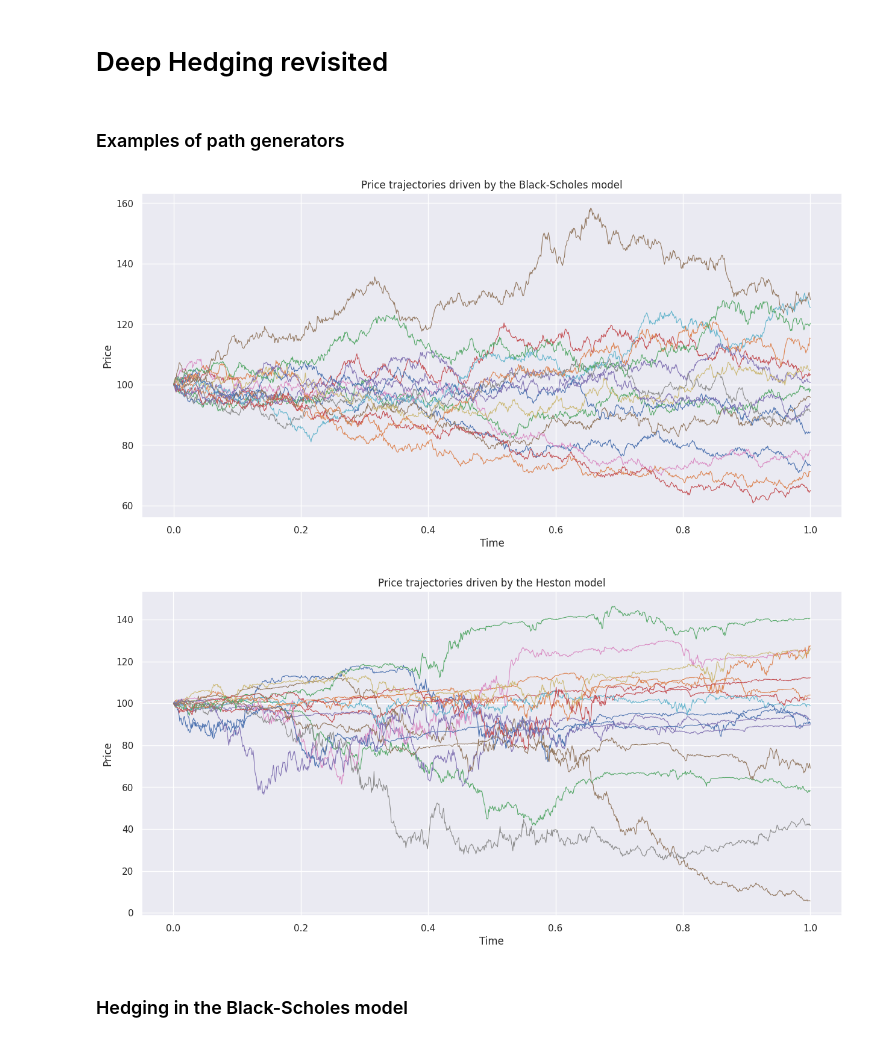
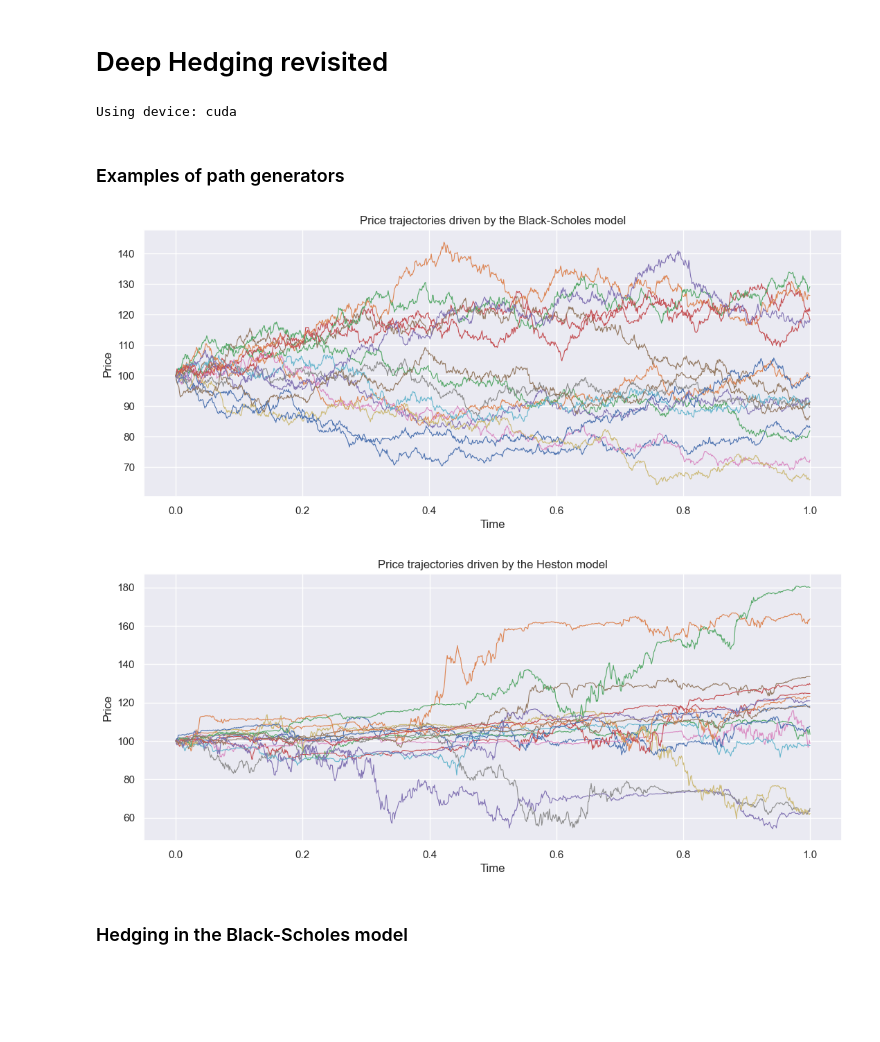
Before and after one commit to JurajZelman/deep-hedging, a Jupyter notebook: new_main.ipynb, the cells around one changed output. Saved outputs shown, nothing was run; the diff lists cells and outputs as text; code cells hidden in the pictures; blank space fills up the shorter version.

```diff
--- a/new_main.ipynb
+++ b/new_main.ipynb
@@ -11,39 +13,42 @@ from tqdm import tqdm
 # %%
 # Set the device
 DEVICE = torch.device("cuda" if torch.cuda.is_available() else "cpu")
+print(f"Using device: {DEVICE}")
 
 # Set the seaborn plotting theme
 sns.set_theme()
-plt.rcParams["figure.figsize"] = (15,7)
+plt.rcParams["figure.figsize"] = (13,5)
+# %% [output]
+Using device: cuda
 # %% [markdown]
 ### Examples of path generators
 # %%
 # The Black-Scholes model
 
 from deephedging.generators import BlackScholesGenerator
 
 # Set parameters
 S0 = 100                # Initial stock price
 r = 0.05                # Risk-free interest rate
 sigma = 0.2             # Volatility
 T = 1                   # Time horizon
 N = 1000                # Number of time steps
 batch_size = 16         # Number of paths in each batch
 num_batches = 100       # Number of batches to generate
 
 # Generate paths
 BS_generator = BlackScholesGenerator(S0, r, sigma, T, N, batch_size,
                                      num_batches, DEVICE)
 example_paths = next(BS_generator)
 
 # Plot paths
-plt.plot(np.linspace(0,1,num=N+1), example_paths.T, alpha=1, linewidth=0.8)
+plt.plot(np.linspace(0,1,num=N+1), example_paths.cpu().T, alpha=1, linewidth=0.8)
 plt.xlabel("Time")
 plt.ylabel("Price")
 plt.title("Price trajectories driven by the Black-Scholes model")
 plt.show()
 # %% [output]
-[figure, old version]
+[figure, new version]
 # %%
 # The Heston stochastic volatility model
 
@@ -68,13 +73,13 @@ Heston_generator = HestonGenerator(S0, v0, r, theta, kappa, xi, rho, T, N,
 example_paths = next(Heston_generator)
 
 # Plot paths
-plt.plot(np.linspace(0,1,num=N+1), example_paths.T, alpha=1, linewidth=0.8)
+plt.plot(np.linspace(0,1,num=N+1), example_paths.cpu().T, alpha=1, linewidth=0.8)
 plt.xlabel("Time")
 plt.ylabel("Price")
 plt.title("Price trajectories driven by the Heston model")
 plt.show()
 # %% [output]
-[figure, old version]
+[figure, new version]
 # %% [markdown]
 ### Hedging in the Black-Scholes model
 # %%
```
Also changed, not shown: parts of 6 cells of this notebook, 4 other files.
